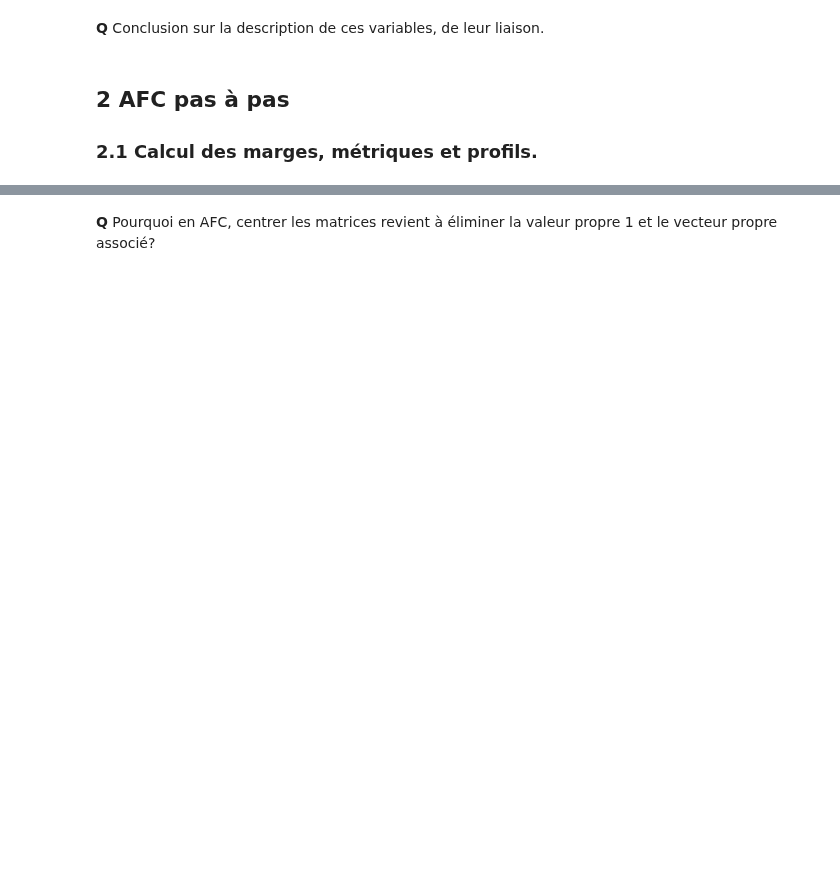
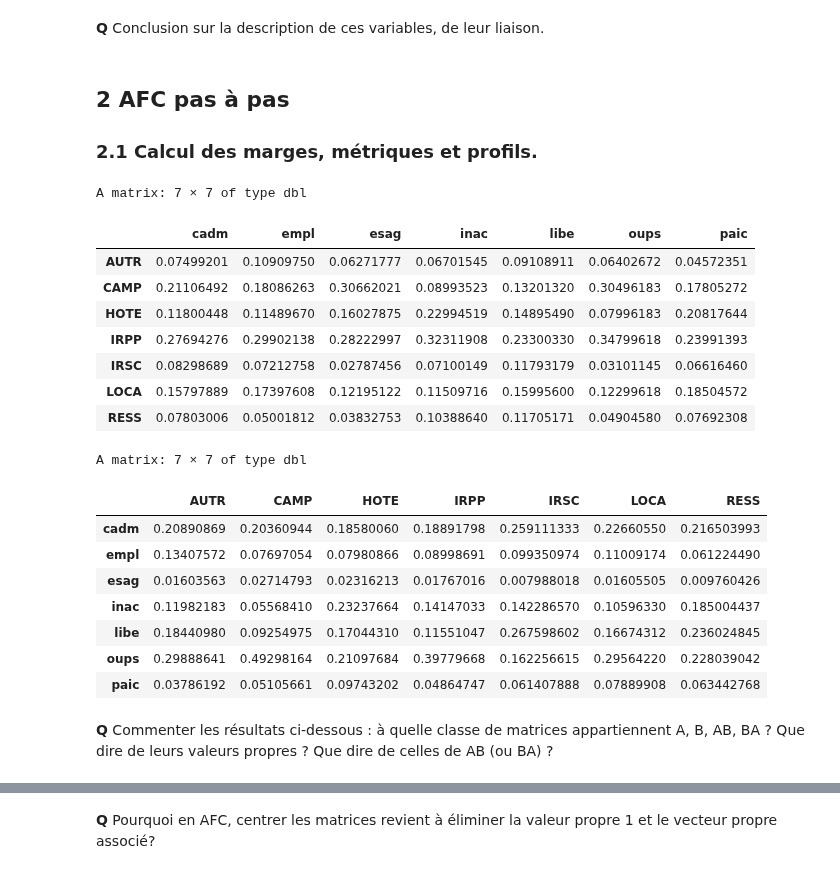
Before and after one commit to wikistat/Exploration, a Jupyter notebook: TutosRudim/Cal3-R-SVDtoAFC.ipynb, the cells around one changed output, grey strips where cells are left out. Cells and saved outputs as stored; diff of their text form; code cells hidden in the pictures; blank space fills up the shorter version.

```diff
--- a/TutosRudim/Cal3-R-SVDtoAFC.ipynb
+++ b/TutosRudim/Cal3-R-SVDtoAFC.ipynb
@@ -43,11 +87,41 @@ chisq.test(T)
 ### 2.1 Calcul des marges, métriques et profils.
 # %%
 # Fréquences marginales ou barycentres
-n=sum(T); gc=apply(T,2,sum)/n; gr=apply(T,1,sum)/n
+n <- sum(T)
+gc <- colSums(T) / n
+gr <- rowSums(T) / n
 # %%
 # Métriques
-Dr=diag(gr); Dc=diag(gc)
-Dr1=diag(1/gr); Dc1=diag(1/gc)
+Dr <- diag(gr)
+Dc <- diag(gc)
+Dr1 <- diag(1 / gr)
+Dc1 <- diag(1 / gc)
 # %%
 # Profils lignes et colonnes
-A=t(T)%*%Dr1/n; B= T%*%Dc1/n
+A <- t(T) %*% Dr1 / n
+B <- T %*% Dc1 / n
+dimnames(A) <- dimnames(t(T))
+dimnames(B) <- dimnames(T)
+A
+B
+# %% [output]
+A matrix: 7 × 7 of type dbl
+|  | cadm | empl | esag | inac | libe | oups | paic |
+| AUTR | 0.07499201 | 0.10909750 | 0.06271777 | 0.06701545 | 0.09108911 | 0.06402672 | 0.04572351 |
+| CAMP | 0.21106492 | 0.18086263 | 0.30662021 | 0.08993523 | 0.13201320 | 0.30496183 | 0.17805272 |
+| HOTE | 0.11800448 | 0.11489670 | 0.16027875 | 0.22994519 | 0.14895490 | 0.07996183 | 0.20817644 |
+| IRPP | 0.27694276 | 0.29902138 | 0.28222997 | 0.32311908 | 0.23300330 | 0.34799618 | 0.23991393 |
+| IRSC | 0.08298689 | 0.07212758 | 0.02787456 | 0.07100149 | 0.11793179 | 0.03101145 | 0.06616460 |
+| LOCA | 0.15797889 | 0.17397608 | 0.12195122 | 0.11509716 | 0.15995600 | 0.12299618 | 0.18504572 |
+| RESS | 0.07803006 | 0.05001812 | 0.03832753 | 0.10388640 | 0.11705171 | 0.04904580 | 0.07692308 |
+A matrix: 7 × 7 of type dbl
+|  | AUTR | CAMP | HOTE | IRPP | IRSC | LOCA | RESS |
+| cadm | 0.20890869 | 0.20360944 | 0.18580060 | 0.18891798 | 0.259111333 | 0.22660550 | 0.216503993 |
+| empl | 0.13407572 | 0.07697054 | 0.07980866 | 0.08998691 | 0.099350974 | 0.11009174 | 0.061224490 |
+| esag | 0.01603563 | 0.02714793 | 0.02316213 | 0.01767016 | 0.007988018 | 0.01605505 | 0.009760426 |
+| inac | 0.11982183 | 0.05568410 | 0.23237664 | 0.14147033 | 0.142286570 | 0.10596330 | 0.185004437 |
+| libe | 0.18440980 | 0.09254975 | 0.17044310 | 0.11551047 | 0.267598602 | 0.16674312 | 0.236024845 |
+| oups | 0.29888641 | 0.49298164 | 0.21097684 | 0.39779668 | 0.162256615 | 0.29564220 | 0.228039042 |
+| paic | 0.03786192 | 0.05105661 | 0.09743202 | 0.04864747 | 0.061407888 | 0.07889908 | 0.063442768 |
+# %% [markdown]
+**Q** Commenter les résultats ci-dessous : à quelle classe de matrices appartiennent A, B, AB, BA ? Que dire de leurs valeurs propres ? Que dire de celles de AB (ou BA) ?
```
Also changed, not shown: parts of 31 cells of this notebook.
